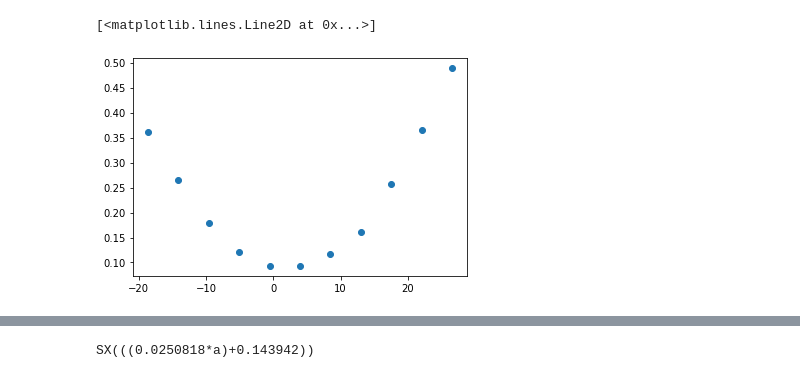
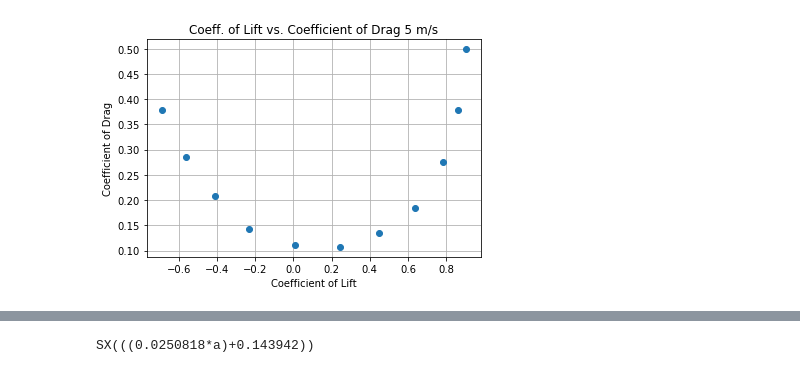
Before and after one commit to jgoppert/aae497-f19, a Jupyter notebook: data_analysis_sid/Aerodynamic_data.ipynb, the cells around one changed output, grey strips where cells are left out. Drawn from its saved outputs; the diff is of its cells as text; code cells hidden in the pictures.

```diff
--- a/data_analysis_sid/Aerodynamic_data.ipynb
+++ b/data_analysis_sid/Aerodynamic_data.ipynb
@@ -117,5 +92,8 @@ plt.plot(alpha,CD5,'o')
-# %%
-plt.plot(alpha,CD10,'o')
-# %% [output]
-[<matplotlib.lines.Line2D at 0x...>]
-[figure, removed]
+# %%
+plt.plot(CL5,CD5,'o')
+plt.xlabel('Coefficient of Lift')
+plt.ylabel('Coefficient of Drag')
+plt.title('Coeff. of Lift vs. Coefficient of Drag 5 m/s')
+plt.grid()
+# %% [output]
+[figure, added]
```
Also changed, not shown: parts of 13 cells of this notebook, 6 other files.
